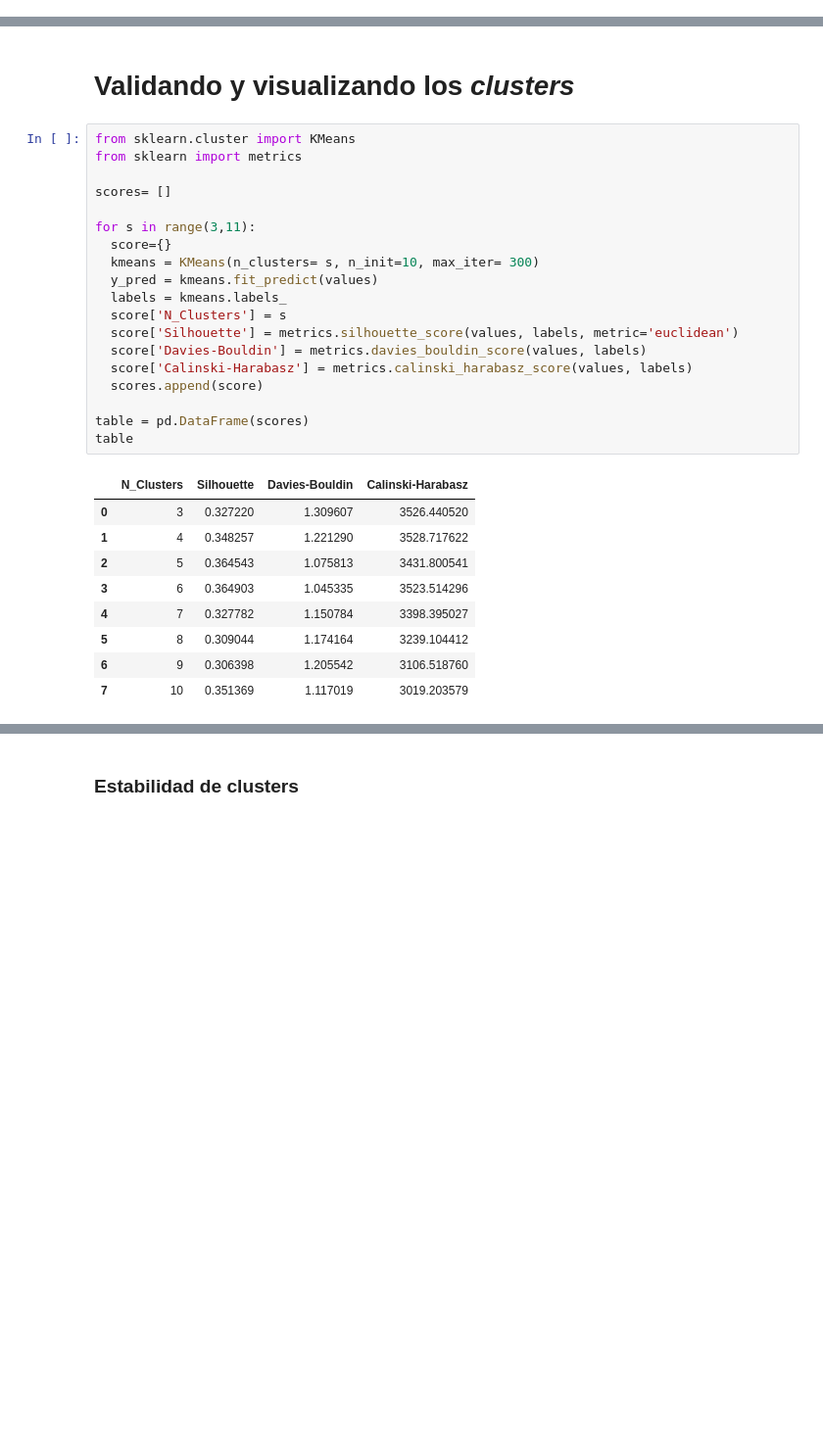
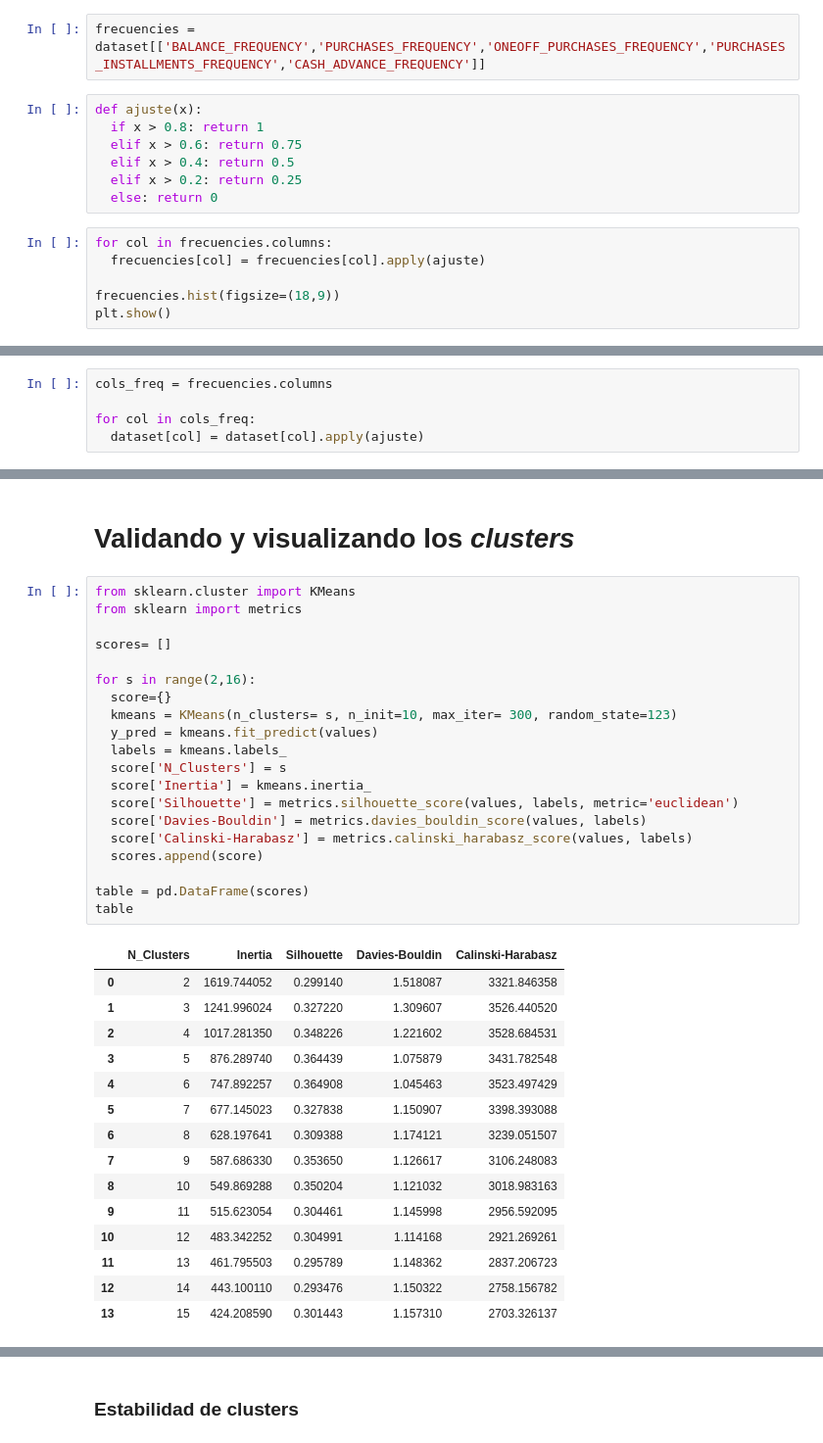
Before and after one commit to RicardxJMG/Clustering-Credit-Card, a Jupyter notebook: Clustering_Tarjeta_Credito.ipynb, the cells around one changed output, grey strips where cells are left out. Shown: that part at 98% size. Saved outputs shown, nothing was run; the diff lists cells and outputs as text; blank space fills up the shorter version.

Commit message:
Agregado análisis de clusters

```diff
--- a/Clustering_Tarjeta_Credito.ipynb
+++ b/Clustering_Tarjeta_Credito.ipynb
@@ -106,0 +173,15 @@ sns.set_palette("deep")
+# %%
+frecuencies = dataset[['BALANCE_FREQUENCY','PURCHASES_FREQUENCY','ONEOFF_PURCHASES_FREQUENCY','PURCHASES_INSTALLMENTS_FREQUENCY','CASH_ADVANCE_FREQUENCY']]
+# %%
+def ajuste(x):
+  if x > 0.8: return 1
+  elif x > 0.6: return 0.75
+  elif x > 0.4: return 0.5
+  elif x > 0.2: return 0.25
+  else: return 0
+# %%
+for col in frecuencies.columns:
+  frecuencies[col] = frecuencies[col].apply(ajuste)
+
+frecuencies.hist(figsize=(18,9))
+plt.show()
@@ -107,5 +195,10 @@ sns.set_palette("deep")
 # %% [markdown]
 # Preprocesamiento de datos.
+# %%
+cols_freq = frecuencies.columns
+
+for col in cols_freq:
+  dataset[col] = dataset[col].apply(ajuste)
 # %%
 from sklearn.preprocessing import Normalizer
 
@@ -130,29 +223,36 @@ array([[3.93555441e-02, 7.87271593e-04, 9.17958473e-02, ...,
 # %%
 from sklearn.cluster import KMeans
 from sklearn import metrics
 
 scores= []
 
-for s in range(3,11):
+for s in range(2,16):
   score={}
-  kmeans = KMeans(n_clusters= s, n_init=10, max_iter= 300)
+  kmeans = KMeans(n_clusters= s, n_init=10, max_iter= 300, random_state=123)
   y_pred = kmeans.fit_predict(values)
   labels = kmeans.labels_
   score['N_Clusters'] = s
+  score['Inertia'] = kmeans.inertia_
   score['Silhouette'] = metrics.silhouette_score(values, labels, metric='euclidean')
   score['Davies-Bouldin'] = metrics.davies_bouldin_score(values, labels)
   score['Calinski-Harabasz'] = metrics.calinski_harabasz_score(values, labels)
   scores.append(score)
 
 table = pd.DataFrame(scores)
 table
 # %% [output]
-|  | N_Clusters | Silhouette | Davies-Bouldin | Calinski-Harabasz |
-| 0 | 3 | 0.327220 | 1.309607 | 3526.440520 |
-| 1 | 4 | 0.348257 | 1.221290 | 3528.717622 |
-| 2 | 5 | 0.364543 | 1.075813 | 3431.800541 |
-| 3 | 6 | 0.364903 | 1.045335 | 3523.514296 |
-| 4 | 7 | 0.327782 | 1.150784 | 3398.395027 |
-| 5 | 8 | 0.309044 | 1.174164 | 3239.104412 |
-| 6 | 9 | 0.306398 | 1.205542 | 3106.518760 |
-| 7 | 10 | 0.351369 | 1.117019 | 3019.203579 |
+|  | N_Clusters | Inertia | Silhouette | Davies-Bouldin | Calinski-Harabasz |
+| 0 | 2 | 1619.744052 | 0.299140 | 1.518087 | 3321.846358 |
+| 1 | 3 | 1241.996024 | 0.327220 | 1.309607 | 3526.440520 |
+| 2 | 4 | 1017.281350 | 0.348226 | 1.221602 | 3528.684531 |
+| 3 | 5 | 876.289740 | 0.364439 | 1.075879 | 3431.782548 |
+| 4 | 6 | 747.892257 | 0.364908 | 1.045463 | 3523.497429 |
+| 5 | 7 | 677.145023 | 0.327838 | 1.150907 | 3398.393088 |
+| 6 | 8 | 628.197641 | 0.309388 | 1.174121 | 3239.051507 |
+| 7 | 9 | 587.686330 | 0.353650 | 1.126617 | 3106.248083 |
+| 8 | 10 | 549.869288 | 0.350204 | 1.121032 | 3018.983163 |
+| 9 | 11 | 515.623054 | 0.304461 | 1.145998 | 2956.592095 |
+| 10 | 12 | 483.342252 | 0.304991 | 1.114168 | 2921.269261 |
+| 11 | 13 | 461.795503 | 0.295789 | 1.148362 | 2837.206723 |
+| 12 | 14 | 443.100110 | 0.293476 | 1.150322 | 2758.156782 |
+| 13 | 15 | 424.208590 | 0.301443 | 1.157310 | 2703.326137 |
```
Also changed, not shown: parts of 26 cells of this notebook.
